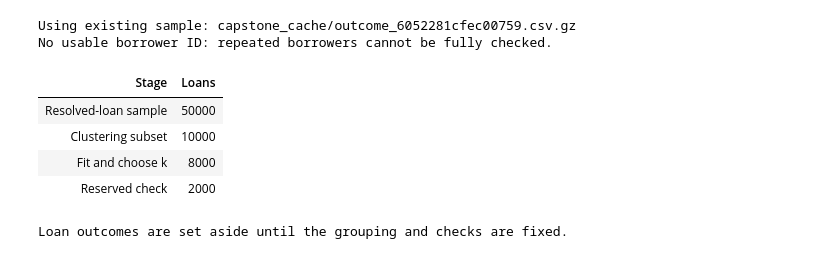
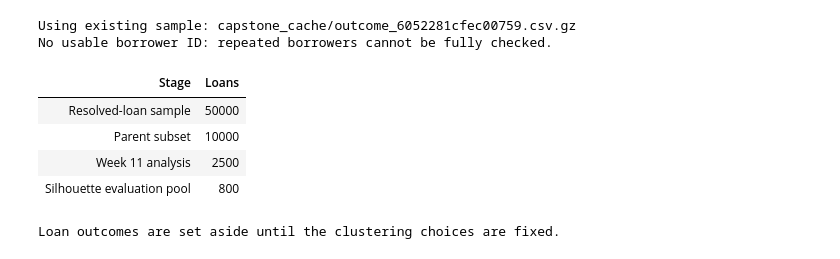
Before and after one commit to victordvas/Capstone-Project, a Jupyter notebook: Victor_Vasquez_Gil_Week11_.ipynb, the cells around one changed output. Drawn from its saved outputs; the diff is of its cells as text; code cells hidden in the pictures.

Commit message:
week 11 feedback completed

```diff
--- a/Victor_Vasquez_Gil_Week11_.ipynb
+++ b/Victor_Vasquez_Gil_Week11_.ipynb
@@ -362,46 +393,51 @@ def load_loans():
     return sample_source(source)
 # %%
 loans, source_info, source_used = load_loans()
-study = loans.sample(n=ANALYSIS_SIZE, random_state=SEED).copy()
+if not ANALYSIS_SIZE <= PARENT_SIZE <= len(loans):
+    raise ValueError("Require ANALYSIS_SIZE <= PARENT_SIZE <= the number of cached loans.")
+parent = loans.sample(n=PARENT_SIZE, random_state=SEED)
+study = parent.sample(n=ANALYSIS_SIZE, random_state=SEED).copy()
 for key in ["id", "member_id"]:
     if key in study:
         ids = study[key].astype("string").str.strip().replace("", pd.NA).dropna()
         if ids.duplicated().any():
-            raise ValueError(f"Repeated {key}: resolve duplicate loans or use borrower-group splits first.")
+            raise ValueError(f"Repeated {key}: resolve repeated loans or borrowers before interpreting clusters.")
 if "member_id" not in study or study.member_id.astype("string").str.strip().replace("", pd.NA).isna().all():
     print("No usable borrower ID: repeated borrowers cannot be fully checked.")
 
 X = study[CLUSTER_FEATURES].apply(clean_number)
 invalid = pd.DataFrame(False, index=X.index, columns=X.columns)
 for col in ["loan_amnt", "annual_inc", "dti", "revol_util", "revol_bal"]:
     invalid[col] = X[col].lt(0)
 invalid["loan_amnt"] = X.loan_amnt.le(0)
 invalid["fico_range_low"] = X.fico_range_low.notna() & ~X.fico_range_low.between(300, 850)
 X = X.mask(invalid)
-X_fit, X_check = train_test_split(X, test_size=.20, random_state=SEED)
-assert set(X_fit.index).isdisjoint(X_check.index)
+if X.isna().all().any():
+    raise ValueError("At least one clustering feature is entirely missing.")
 assert "loan_status" not in X.columns
-if X_fit.isna().all().any():
-    raise ValueError("At least one clustering feature is entirely missing in the fitting set.")
-
-split_manifest = study[["source_row"]].copy()
-split_manifest["split"] = "reserved check"
-split_manifest.loc[X_fit.index, "split"] = "fit and choose k"
-split_manifest.to_csv(OUTPUT_DIR / "split_manifest.csv", index=False)
-show_table(pd.DataFrame({"Stage": ["Resolved-loan sample", "Clustering subset", "Fit and choose k", "Reserved check"],
-                        "Loans": [len(loans), len(study), len(X_fit), len(X_check)]}), 0)
+prepare = make_prepare()
+Z = prepare.fit_transform(X)
+if not np.isfinite(Z).all() or np.unique(Z, axis=0).shape[0] < max(HAC_K_VALUES):
+    raise ValueError("Need finite values and enough distinct financial profiles.")
+eval_positions = np.sort(np.random.default_rng(SEED).choice(len(Z), min(SILHOUETTE_SAMPLE, len(Z)), replace=False))
+min_group_size = max(2, int(np.ceil(MIN_GROUP_SHARE * len(Z))))
+show_table(pd.DataFrame({"Stage": ["Resolved-loan sample", "Parent subset", "Week 11 analysis", "Silhouette evaluation pool"],
+    "Loans": [len(loans), len(parent), len(study), len(eval_positions)]}), 0)
+study[["source_row"]].to_csv(OUTPUT_DIR / "analysis_rows.csv", index=False)
 run_info = {"data_url": DATASET_URL, "source_used": source_used, "source_metadata": source_info,
     "seed": SEED, "analysis_rows": len(study), "features": CLUSTER_FEATURES,
-    "fit_source_rows_sha256": hashlib.sha256(study.loc[X_fit.index, "source_row"].to_numpy(dtype="int64").tobytes()).hexdigest(),
-    "python": sys.version.split()[0], "sklearn": sklearn.__version__, "pandas": pd.__version__}
+    "source_rows_sha256": hashlib.sha256(study.source_row.to_numpy(dtype="int64").tobytes()).hexdigest(),
+    "python": sys.version.split()[0], "sklearn": sklearn.__version__, "scipy": scipy.__version__,
+    "pandas": pd.__version__, "preprocessing": "median imputation, log1p dollar features, StandardScaler",
+    "evaluation": "exploratory sample; no held-out predictive test"}
 (OUTPUT_DIR / "run_provenance.json").write_text(json.dumps(run_info, indent=2))
-print("Loan outcomes are set aside until the grouping and checks are fixed.")
+print("Loan outcomes are set aside until the clustering choices are fixed.")
 # %% [output]
 Using existing sample: capstone_cache/outcome_6052281cfec00759.csv.gz
 No usable borrower ID: repeated borrowers cannot be fully checked.
 | Stage | Loans |
 | Resolved-loan sample | 50000 |
-| Clustering subset | 10000 |
-| Fit and choose k | 8000 |
-| Reserved check | 2000 |
+| Parent subset | 10000 |
+| Week 11 analysis | 2500 |
+| Silhouette evaluation pool | 800 |
-Loan outcomes are set aside until the grouping and checks are fixed.
+Loan outcomes are set aside until the clustering choices are fixed.
```
Also changed, not shown: parts of 40 cells of this notebook, 25 other files.
